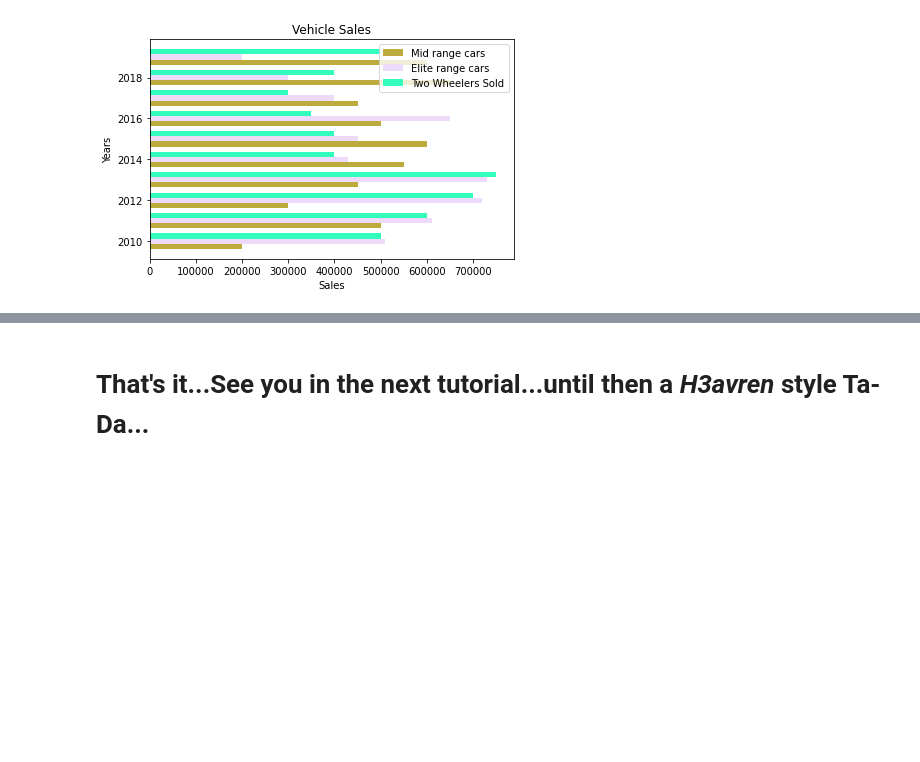
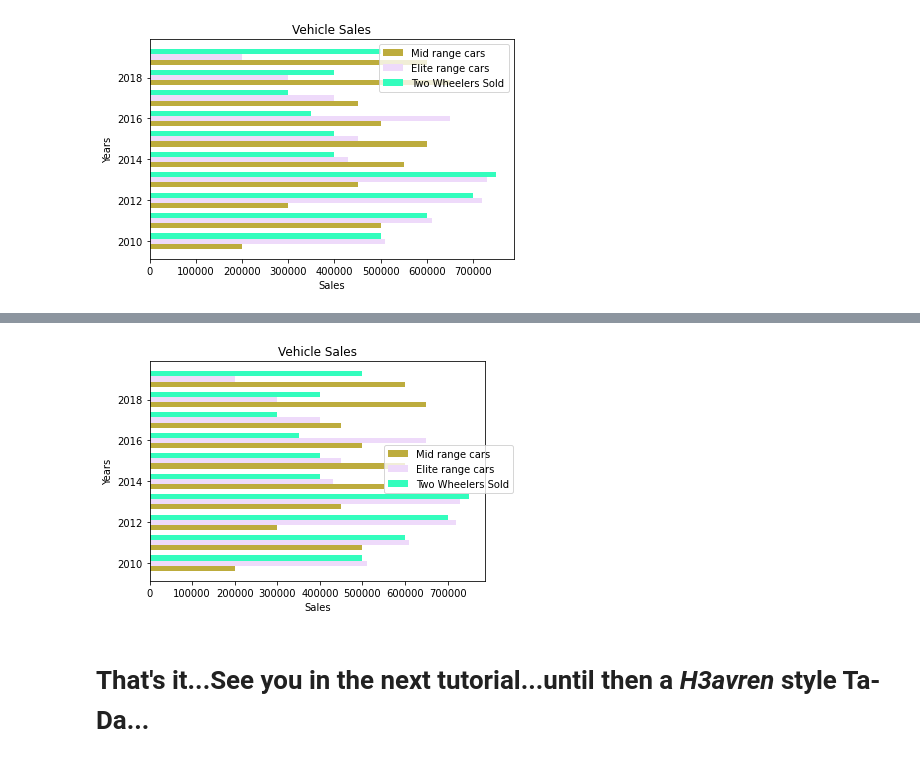
Before and after one commit to Ajay-Singh-Rana/practicing_python_basics, a Jupyter notebook: web/matplotlib/bar_plot/bar_plot.ipynb, the cells around one changed output, grey strips where cells are left out. Drawn from its saved outputs; the diff is of its cells as text; code cells hidden in the pictures; blank space fills up the shorter version.

Commit message:
Added few lines in bar plots Added some more lines in the bar plot section as well as completed the web content for the fill betweens page.

```diff
--- a/web/matplotlib/bar_plot/bar_plot.ipynb
+++ b/web/matplotlib/bar_plot/bar_plot.ipynb
@@ -72,2 +80,20 @@ plt.show()# plotting the data for mid range cars
+# %%
+# plotting the data for mid range cars
+plt.barh(years-offset,mid_range_cars_sold,height=offset,color="#bdac3d",label="Mid range cars") # the height attribute defines the height of the bar
+
+# plotting the data for elite range of cars
+plt.barh(years,elite_range_cars_sold,height=offset,color="#eedafa",label="Elite range cars")
+
+# plotting data for two wheelers
+plt.barh(years+offset,two_wheelers_sold,height=offset,color="#33fdbd",label="Two Wheelers Sold")
+
+plt.legend(loc=(0.7,0.4))   # passing the exact position we want the legend to be at
+plt.title("Vehicle Sales")
+plt.ylabel("Years")
+plt.xlabel("Sales")
+plt.tight_layout()
+plt.show()# plotting the data for mid range cars
+# %% [output]
+[figure, added]
 # %% [markdown]
 # That's it...See you in the next tutorial...until then a <em>H3avren</em> style Ta-Da...
```
Also changed, not shown: parts of 1 cell of this notebook, 4 other files.
